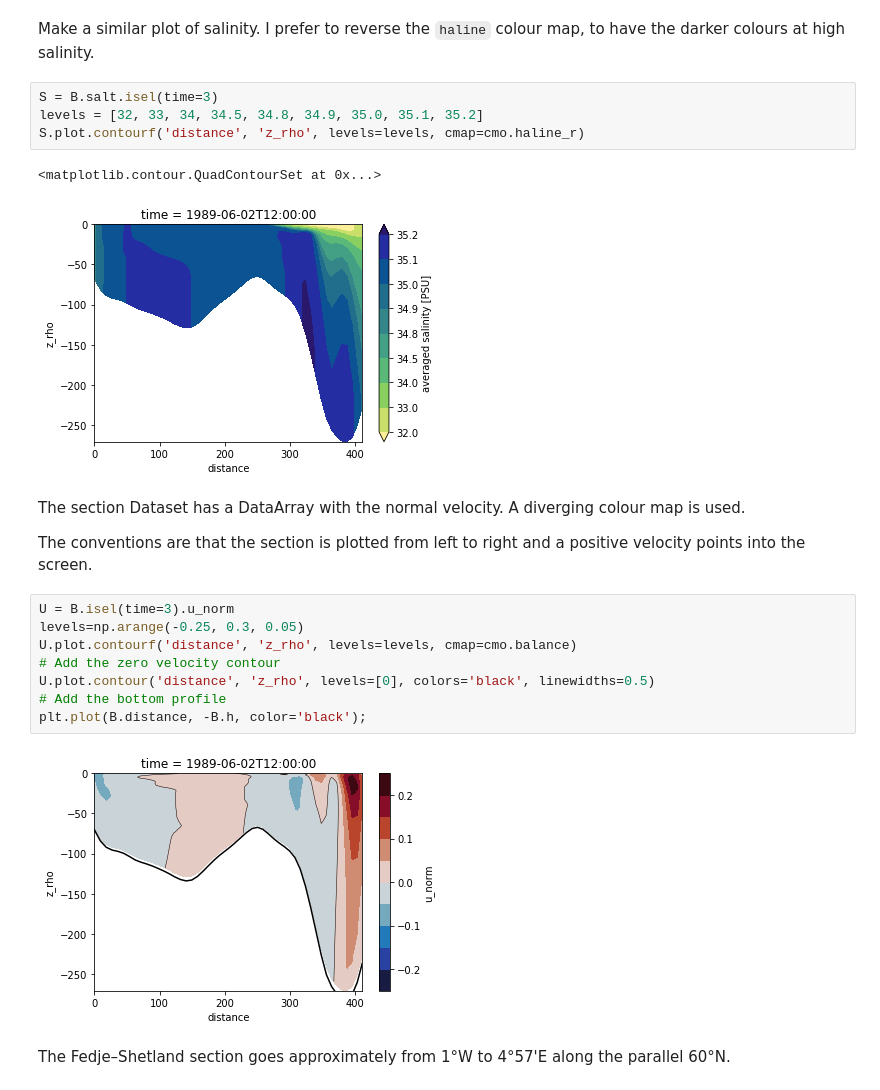
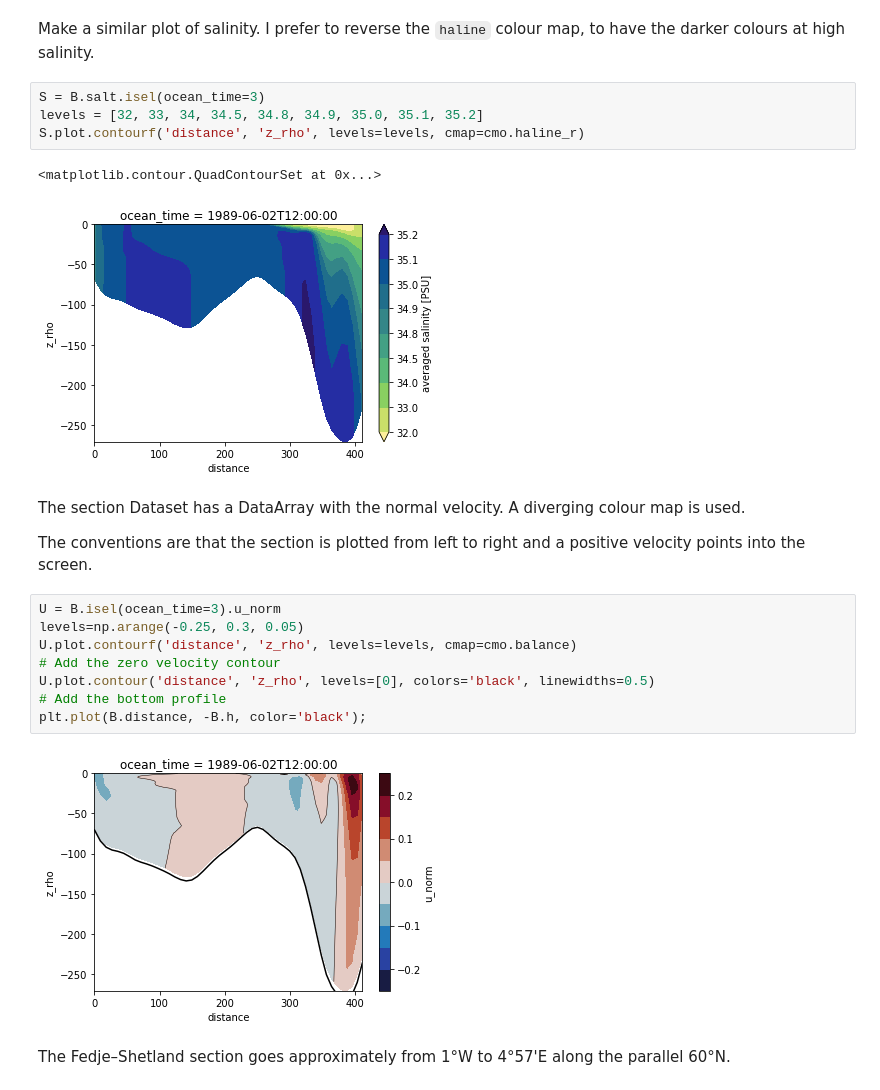
Before and after one commit to bjornaa/xroms0, a Jupyter notebook: examples/section.ipynb, the cells around one changed output. Cells and saved outputs as stored; diff of their text form.

```diff
--- a/examples/section.ipynb
+++ b/examples/section.ipynb
@@ -67,18 +67,18 @@ T.plot.pcolormesh('distance', 'z_rho', levels=levels, cmap=cmo.thermal)
 Make a similar plot of salinity. I prefer to reverse the `haline` colour map,
 to have the darker colours at high salinity.
 # %%
-S = B.salt.isel(time=3)
+S = B.salt.isel(ocean_time=3)
 levels = [32, 33, 34, 34.5, 34.8, 34.9, 35.0, 35.1, 35.2]
 S.plot.contourf('distance', 'z_rho', levels=levels, cmap=cmo.haline_r)
 # %% [output]
 <matplotlib.contour.QuadContourSet at 0x...>
-[figure, old version]
+[figure, new version]
 # %% [markdown]
 The section Dataset has a DataArray with the normal velocity. A diverging colour map is used.
 
 The conventions are that the section is plotted from left to right and a positive velocity points into the screen.
 # %%
-U = B.isel(time=3).u_norm
+U = B.isel(ocean_time=3).u_norm
 levels=np.arange(-0.25, 0.3, 0.05)
 U.plot.contourf('distance', 'z_rho', levels=levels, cmap=cmo.balance)
 # Add the zero velocity contour
@@ -86,7 +86,7 @@ U.plot.contour('distance', 'z_rho', levels=[0], colors='black', linewidths=0.5)
 # Add the bottom profile
 plt.plot(B.distance, -B.h, color='black');
 # %% [output]
-[figure, old version]
+[figure, new version]
 # %% [markdown]
 The Fedje–Shetland section goes approximately from 1°W to 4°57'E along the parallel 60°N.
 # %%
```
Also changed, not shown: parts of 4 cells of this notebook, 9 other files.
